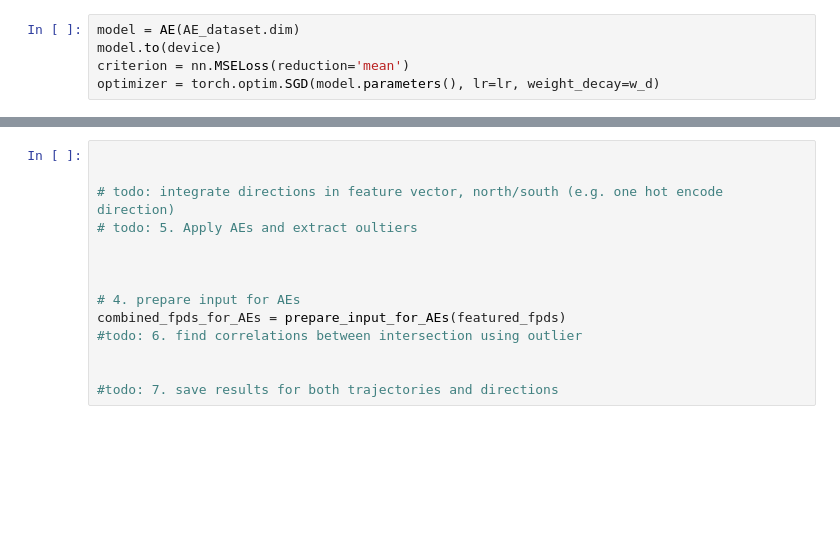
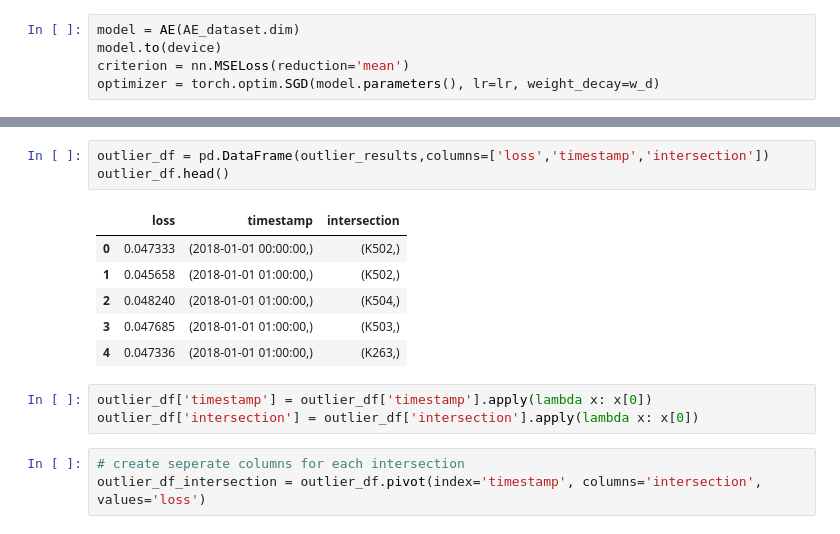
Before and after one commit to himanshudce/OWRI, a Jupyter notebook: notebooks/autoencoders.ipynb, the cells around one changed output, grey strips where cells are left out. Saved outputs shown, nothing was run; the diff lists cells and outputs as text; blank space fills up the shorter version.

```diff
--- a/notebooks/autoencoders.ipynb
+++ b/notebooks/autoencoders.ipynb
@@ -177,14 +227,16 @@ sns.boxenplot(outlier_loss)
-# %%
-
-
-# todo: integrate directions in feature vector, north/south (e.g. one hot encode direction)
-# todo: 5. Apply AEs and extract oultiers
-
-
-
-# 4. prepare input for AEs
-combined_fpds_for_AEs = prepare_input_for_AEs(featured_fpds)
-#todo: 6. find correlations between intersection using outlier
-
-
-#todo: 7. save results for both trajectories and directions
+# %%
+outlier_df = pd.DataFrame(outlier_results,columns=['loss','timestamp','intersection'])
+outlier_df.head()
+# %% [output]
+|  | loss | timestamp | intersection |
+| 0 | 0.047333 | (2018-01-01 00:00:00,) | (K502,) |
+| 1 | 0.045658 | (2018-01-01 01:00:00,) | (K502,) |
+| 2 | 0.048240 | (2018-01-01 01:00:00,) | (K504,) |
+| 3 | 0.047685 | (2018-01-01 01:00:00,) | (K503,) |
+| 4 | 0.047336 | (2018-01-01 01:00:00,) | (K263,) |
+# %%
+outlier_df['timestamp'] = outlier_df['timestamp'].apply(lambda x: x[0])
+outlier_df['intersection'] = outlier_df['intersection'].apply(lambda x: x[0])
+# %%
+# create seperate columns for each intersection
+outlier_df_intersection = outlier_df.pivot(index='timestamp', columns='intersection', values='loss')
```
Also changed, not shown: parts of 19 cells of this notebook, 58 other files.
